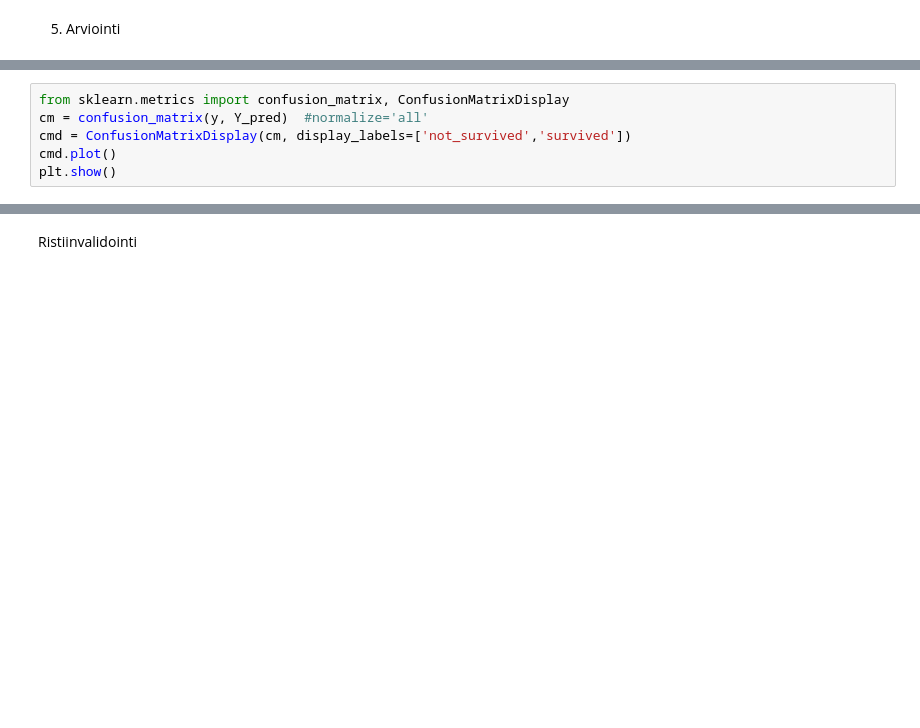
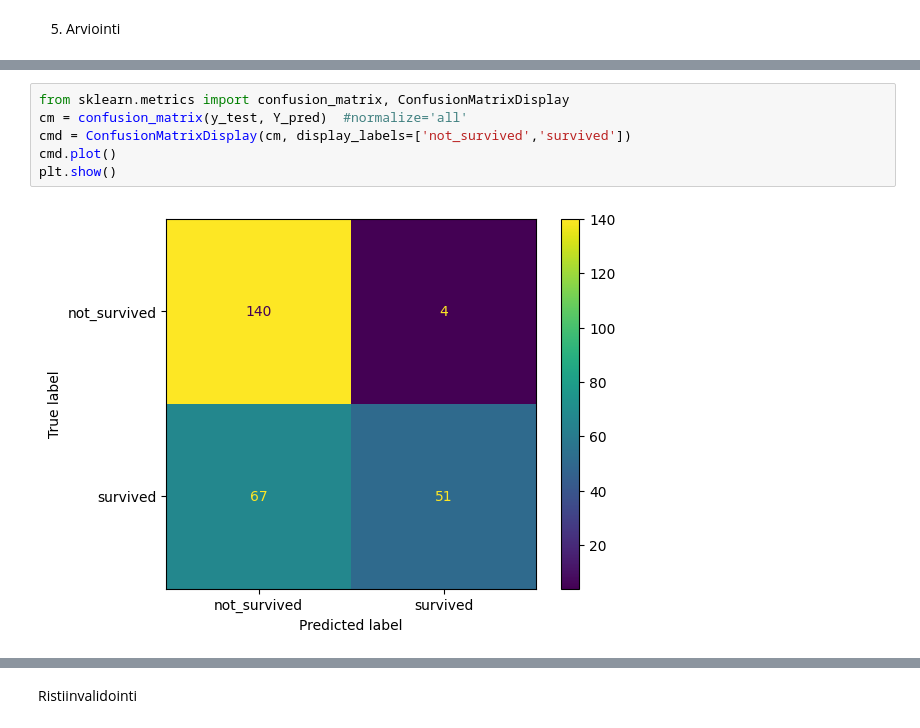
Before and after one commit to MuhammadAbbas99/decision_tree, a Jupyter notebook: titanic_päätöspuu.ipynb, the cells around one changed output, grey strips where cells are left out. Drawn from its saved outputs; the diff is of its cells as text; blank space fills up the shorter version.

```diff
--- a/titanic_päätöspuu.ipynb
+++ b/titanic_päätöspuu.ipynb
@@ -100,9 +174,11 @@ print(classification_report(y_test, Y_pred, target_names=['no', 'yes']))'''
 # %%
 from sklearn.metrics import confusion_matrix, ConfusionMatrixDisplay
-cm = confusion_matrix(y, Y_pred)  #normalize='all'
+cm = confusion_matrix(y_test, Y_pred)  #normalize='all'
 cmd = ConfusionMatrixDisplay(cm, display_labels=['not_survived','survived'])
 cmd.plot()
 plt.show()
+# %% [output]
+[figure, added]
 # %%
 from sklearn.model_selection import cross_val_score
 
```
Also changed, not shown: parts of 14 cells of this notebook, 1 other file.
